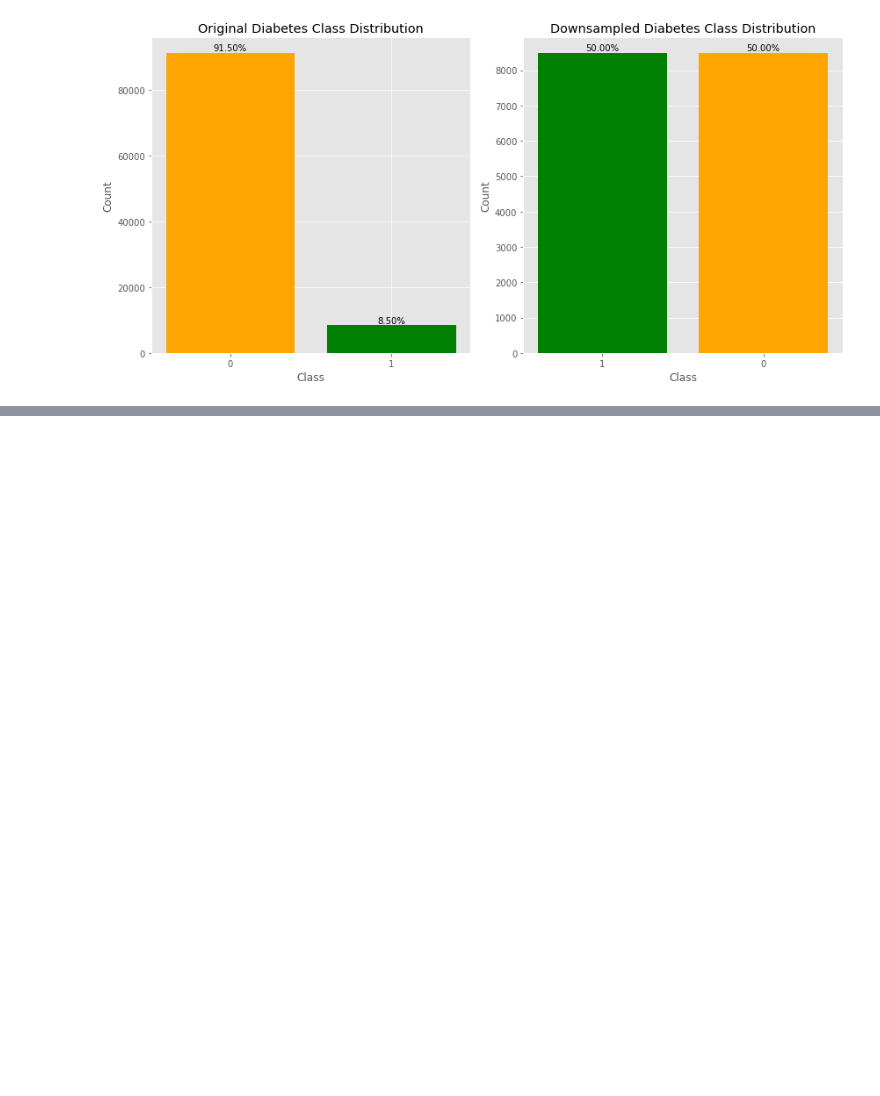
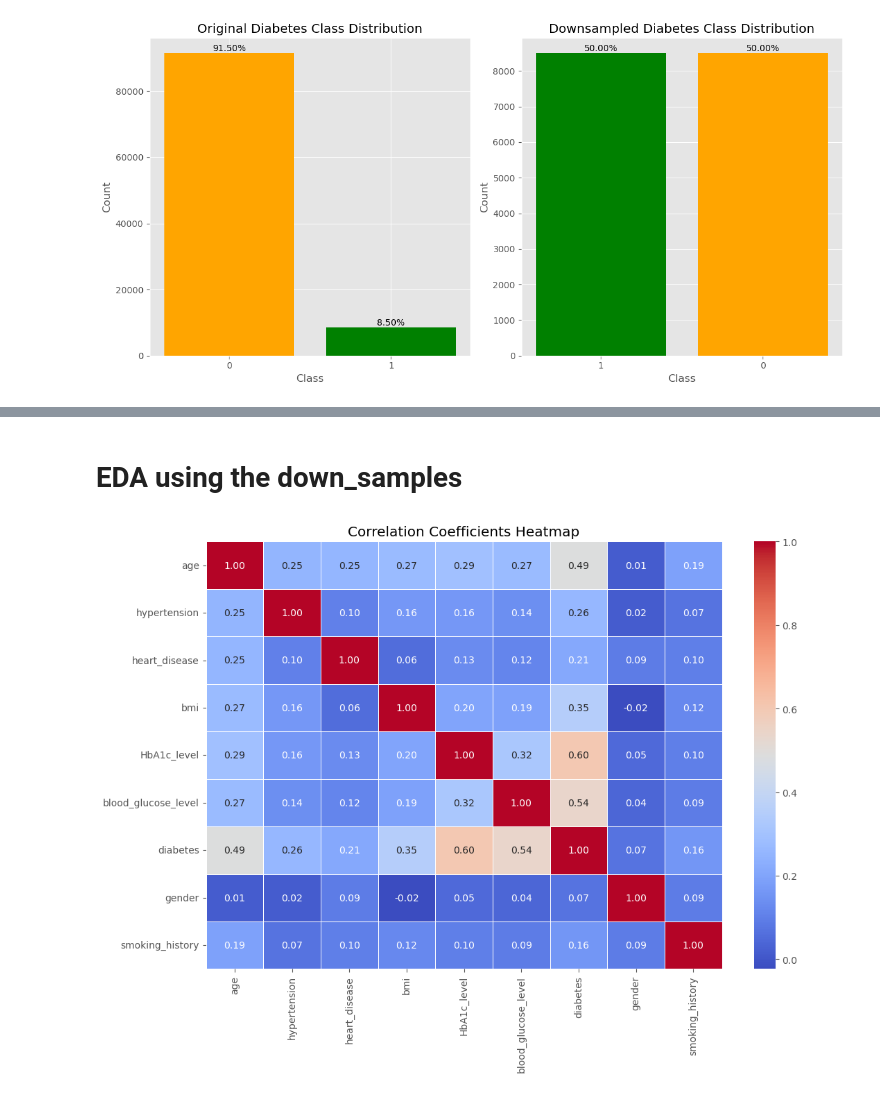
Before and after one commit to joycelovedorial/IS424-Data-Mining, a Jupyter notebook: Diabetes Prediction Latest.ipynb, the cells around one changed output, grey strips where cells are left out. Saved outputs shown, nothing was run; the diff lists cells and outputs as text; code cells hidden in the pictures; blank space fills up the shorter version.

Commit message:
Added EDA using down_samples

```diff
--- a/Diabetes Prediction Latest.ipynb
+++ b/Diabetes Prediction Latest.ipynb
@@ -617 +617,17 @@ down_samples
 17000 rows × 11 columns
+# %% [markdown]
+<h1>EDA using the down_samples</h1>
+# %%
+# Select numerical columns (excluding 'gender')
+numerical_columns = down_samples.select_dtypes(include=['number']).columns
+
+# Compute the correlation matrix for selected columns
+corr_matrix = down_samples[numerical_columns].corr()
+
+# Plot the correlation coefficients heatmap
+plt.figure(figsize=(12, 8))
+sns.heatmap(corr_matrix, annot=True, cmap='coolwarm', fmt=".2f", linewidths=.5)
+plt.title('Correlation Coefficients Heatmap')
+plt.show()
+# %% [output]
+[figure, added]
```
Also changed, not shown: parts of 20 cells of this notebook.
